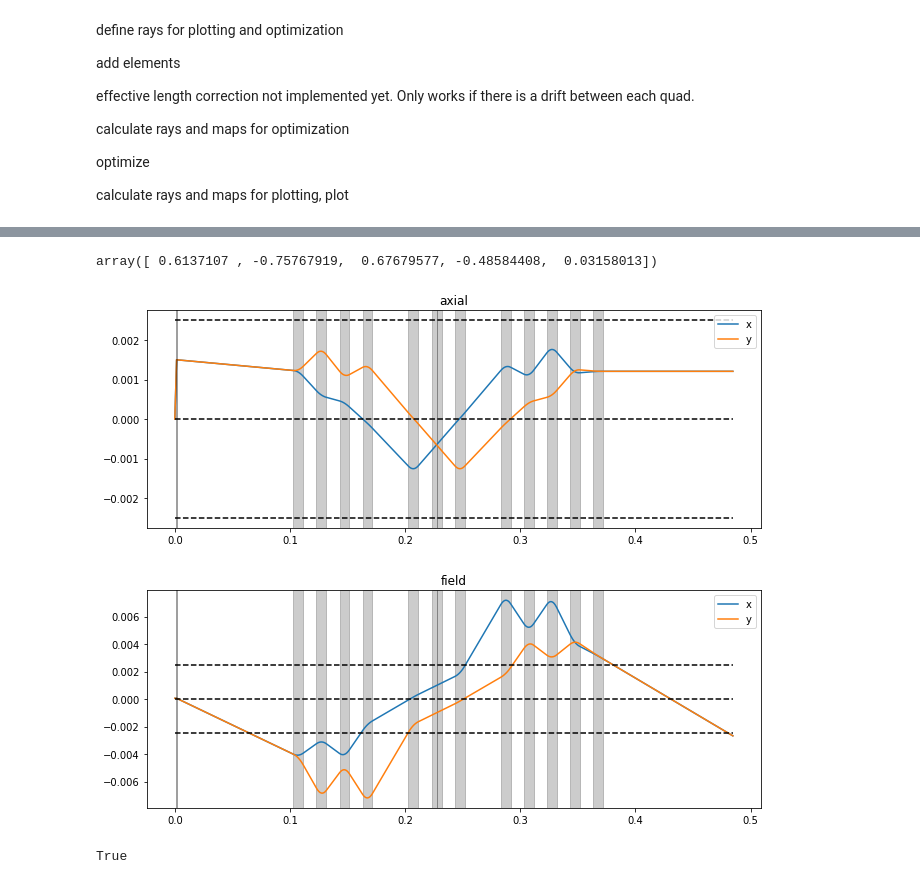
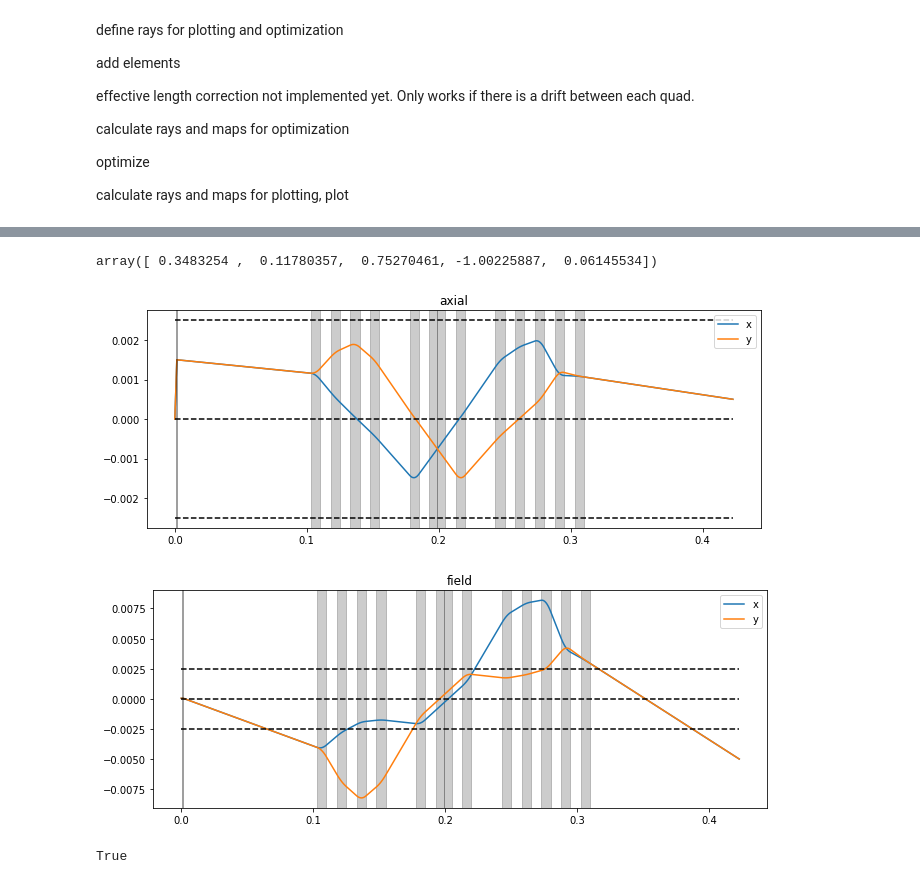
Before and after one commit to bentps/PythonTransport, a Jupyter notebook: PythonTransport.ipynb, the cells around one changed output, grey strips where cells are left out. Cells and saved outputs as stored; diff of their text form; code cells hidden in the pictures.

```diff
--- a/PythonTransport.ipynb
+++ b/PythonTransport.ipynb
@@ -548,7 +548,39 @@ class Transport:
             self.elements[quad]['gauss'] = -sol[idx]
         return sol
 
-    def fit_outquad(self, quad_list):
+    def fit_4outquad(self, quad_list):
+        #Sets the exit angle and width after 3 quads
+        in_vec = []
+
+        for quad in quad_list:
+            in_vec.append(self.elements[quad]['gauss'])
+
+        out_layer = self.elements[quad_list[3]]['layer']+1
+
+        def out(in_vec): #just to make things more compact
+            for idx, in_val in enumerate(in_vec):
+                self.elements[quad_list[idx]]['gauss'] = in_val
+            self.crunch()
+            map_layer=self.map_layers[out_layer]
+            axial_x = self.rays['axial']['x'][out_layer]
+            axial_a = self.rays['axial']['a'][out_layer]
+            axial_y = self.rays['axial']['y'][out_layer]
+            axial_b = self.rays['axial']['b'][out_layer]
+            field_x = self.rays['field']['x'][out_layer]
+            field_a = self.rays['field']['a'][out_layer]
+            field_y = self.rays['field']['y'][out_layer]
+            field_b = self.rays['field']['b'][out_layer]
+            return [(axial_a-axial_b)**2+
+                    (axial_x-axial_y)**2,
+                    (field_a-field_b)**2,
+                    (field_x-field_y)**2,
+                    (axial_a+.000)**2]
+        sol = fsolve(out, in_vec)
+        for idx, quad in enumerate(quad_list):
+            self.elements[quad]['gauss'] = sol[idx]
+        return sol
+
+    def fit_5outquad(self, quad_list):
         #Sets the exit angle and width after 3 quads
         in_vec = []
 
@@ -574,7 +606,7 @@ class Transport:
                     (axial_x-axial_y)**2,
                     (field_a-field_b)**2,
                     (field_x-field_y)**2,
-                    (axial_a+.000)**2]
+                    (axial_a+.005)**2]
         sol = fsolve(out, in_vec)
         for idx, quad in enumerate(quad_list):
             self.elements[quad]['gauss'] = sol[idx]
@@ -582,7 +614,7 @@ class Transport:
 
     def cosy_column(self):
         quad_num = 1
-        with open('ColumnFromNewDesign_12quad.txt', 'w') as f:
+        with open('ColumnFromNewDesign_12quad2.txt', 'w') as f:
             f.write('PROCEDURE COLUMNXL;\n')
             for key in self.elements:
                 if self.elements[key]['type'] == 'drift':
@@ -600,7 +632,7 @@ class Transport:
 
     def cosy_excitation(self):
         quad_num = 1
-        with open('test_excitation_12quad.txt', 'w') as f:
+        with open('test_excitation_12quad2.txt', 'w') as f:
             for key in self.elements:
                 if self.elements[key]['type'] == 'quad':
                     gauss = .01*self.elements[key]['gauss']
@@ -683,12 +723,12 @@ array([ 0.40054428, -0.62257434,  0.75139091, -0.62341641,  0.84178452])
 # %%
-sol = traj_12quad.fit_outquad(['quad3','quad2', 'quad1', 'quad0', 'quadf'])
+sol = traj_12quad.fit_5outquad(['quad3','quad2', 'quad1', 'quad0', 'quadf'])
 traj_12quad.plot()
 
 sol
 # %% [output]
-array([ 0.6137107 , -0.75767919,  0.67679577, -0.48584408,  0.03158013])
+array([ 0.3483254 ,  0.11780357,  0.75270461, -1.00225887,  0.06145534])
-[figure, old version]
+[figure, new version]
-[figure, old version]
+[figure, new version]
 # %%
 traj_12quad.cosy_column()
 traj_12quad.cosy_excitation()
```
Also changed, not shown: parts of 2 cells of this notebook.
